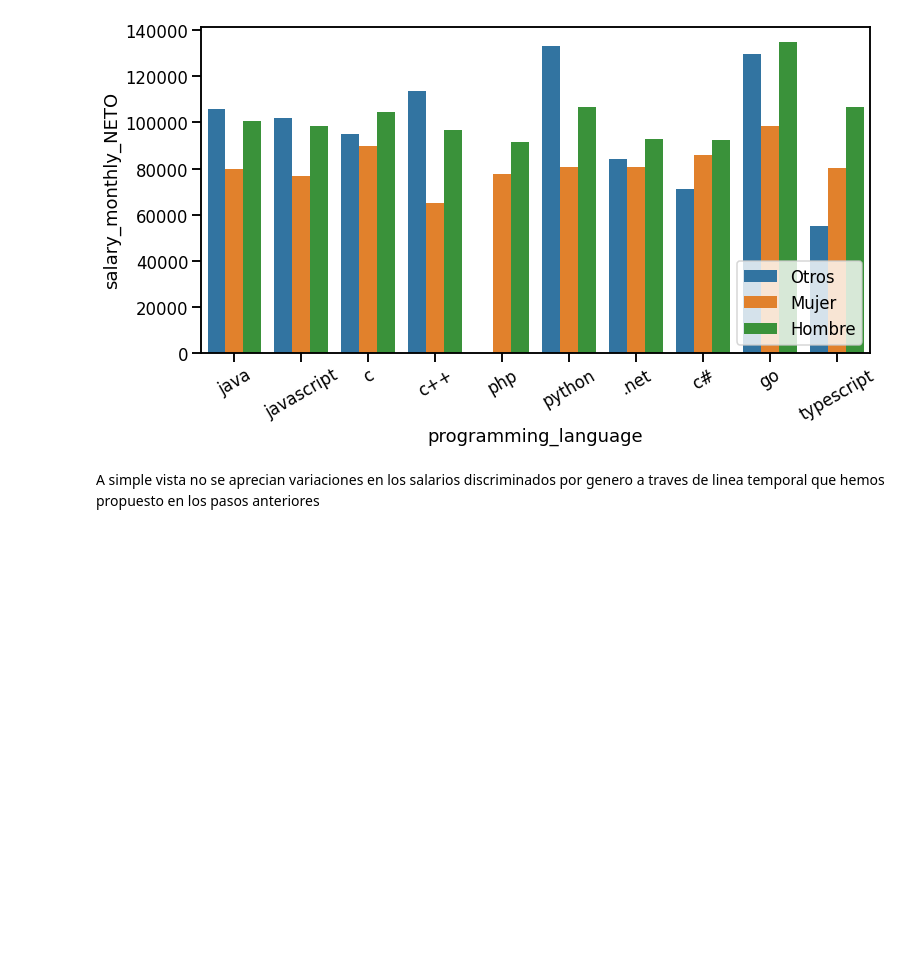
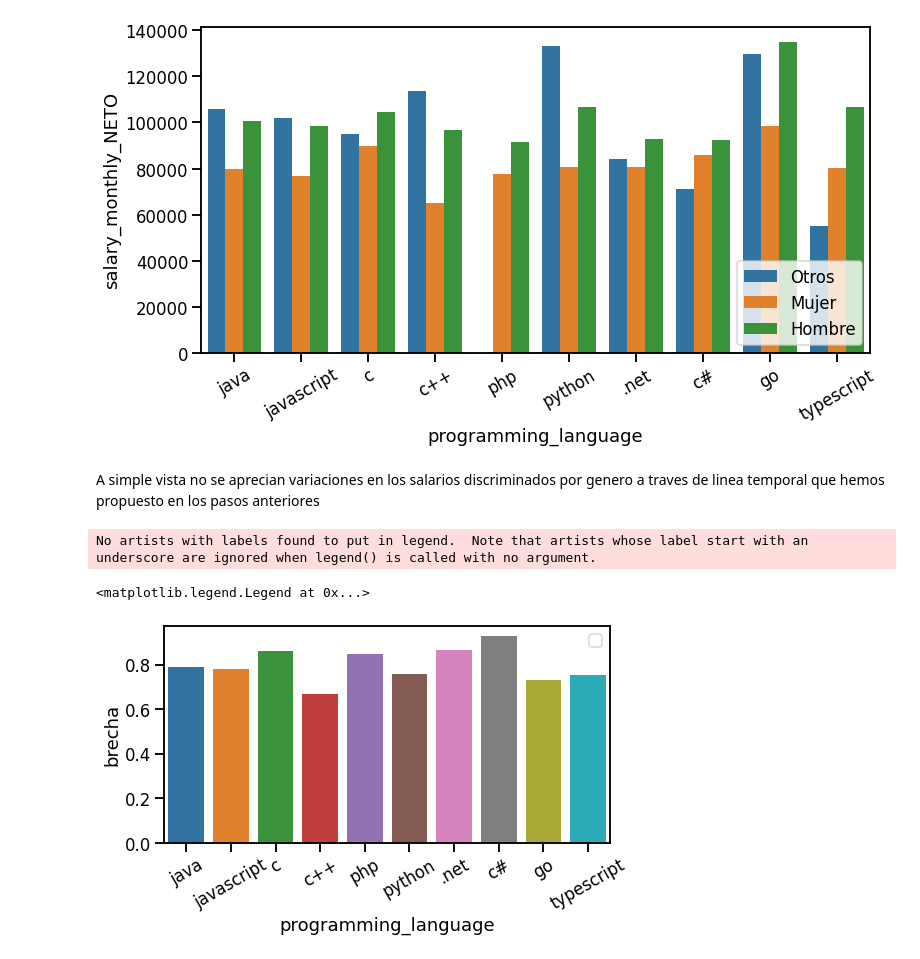
Before and after one commit to ekocian/diplodatos-g10, a Jupyter notebook: ayvd/Grupo_10_AyVD_Entregable_Parte_2.ipynb, the cells around one changed output. Saved outputs shown, nothing was run; the diff lists cells and outputs as text; code cells hidden in the pictures; blank space fills up the shorter version.

Commit message:
se agrega un grafico con brecha de salarios para segunda parte segundo entregable ayvd

```diff
--- a/ayvd/Grupo_10_AyVD_Entregable_Parte_2.ipynb
+++ b/ayvd/Grupo_10_AyVD_Entregable_Parte_2.ipynb
@@ -332,3 +330,22 @@ plt.legend(loc='lower right')
 [figure]
 # %% [markdown]
 A simple vista no se aprecian variaciones en los salarios discriminados por genero a traves de linea temporal que hemos propuesto en los pasos anteriores
+# %%
+# Calculamos la brecha entre hombre y resto
+
+brecha = []
+for language in sorted_language_age_media.programming_language:
+    salary_man = tmp[tmp.profile_gender.isin(['Hombre']) & tmp.programming_language.isin([language])].salary_monthly_NETO.mean()
+    salary_not_man = tmp[tmp.profile_gender.isin(['Mujer']) & tmp.programming_language.isin([language])].salary_monthly_NETO.mean()
+    brecha.append(salary_not_man / salary_man)
+
+df_final = pd.DataFrame({'programming_language': sorted_language_age_media.programming_language, 'brecha': brecha })
+
+fig_brecha = plt.figure(figsize=(8,4))
+seaborn.barplot(x="programming_language", y="brecha", data=df_final, order=sorted_language_age_media.programming_language)
+plt.xticks(rotation=30)
+plt.legend(loc='upper right')
+# %% [output]
+No artists with labels found to put in legend.  Note that artists whose label start with an underscore are ignored when legend() is called with no argument.
+<matplotlib.legend.Legend at 0x...>
+[figure, added]
```
Also changed, not shown: parts of 2 cells of this notebook.
